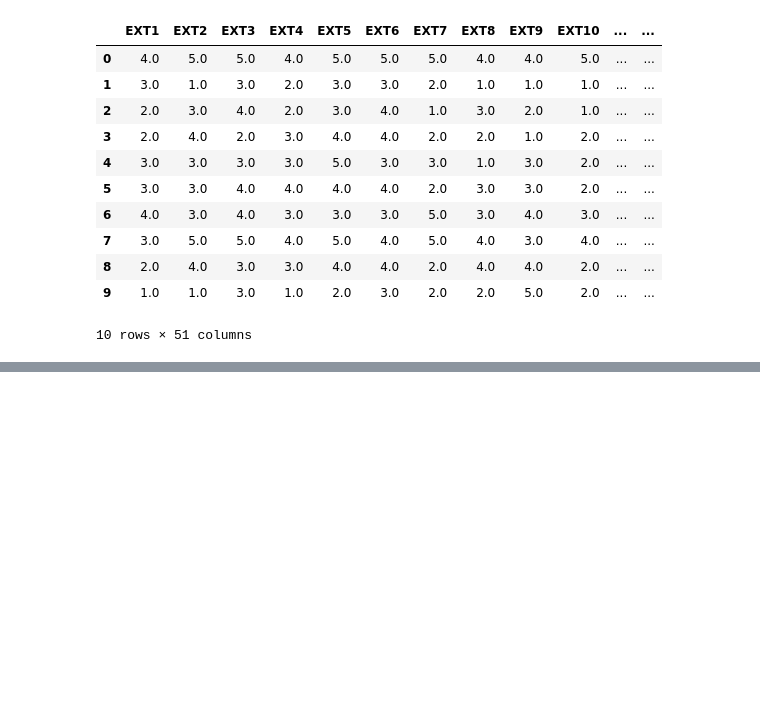
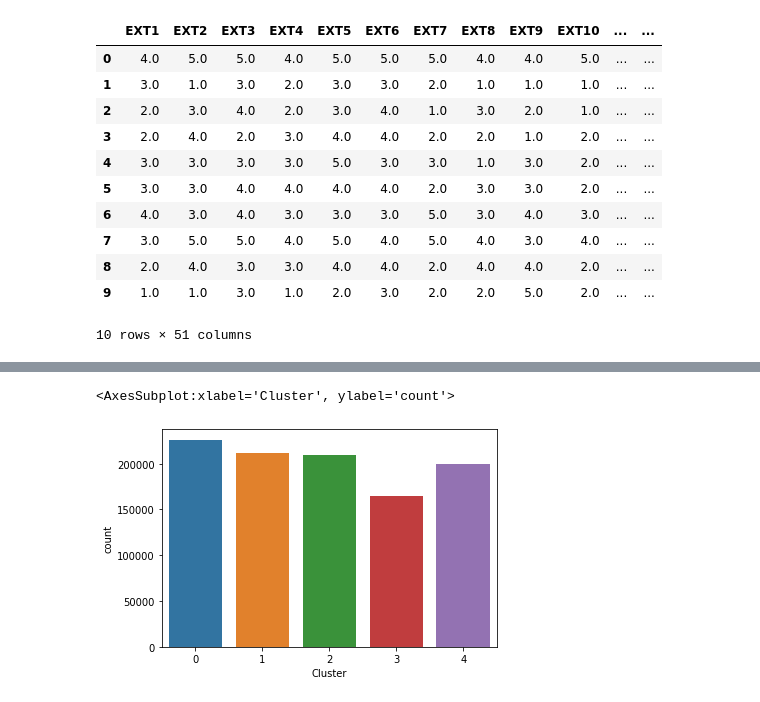
Before and after one commit to marvin2311/BigFive_Personality_Analysis, a Jupyter notebook: marvinsNotebook.ipynb, the cells around one changed output, grey strips where cells are left out. Drawn from its saved outputs; the diff is of its cells as text; code cells hidden in the pictures; blank space fills up the shorter version.

```diff
--- a/marvinsNotebook.ipynb
+++ b/marvinsNotebook.ipynb
@@ -267 +273,8 @@ df_model.Cluster.value_counts()
 Name: Cluster, dtype: int64
+# %%
+# visualize the amount in a countplot
+
+sns.countplot(data=df_model, x='Cluster')
+# %% [output]
+<AxesSubplot:xlabel='Cluster', ylabel='count'>
+[figure, added]
```
Also changed, not shown: parts of 7 cells of this notebook.
